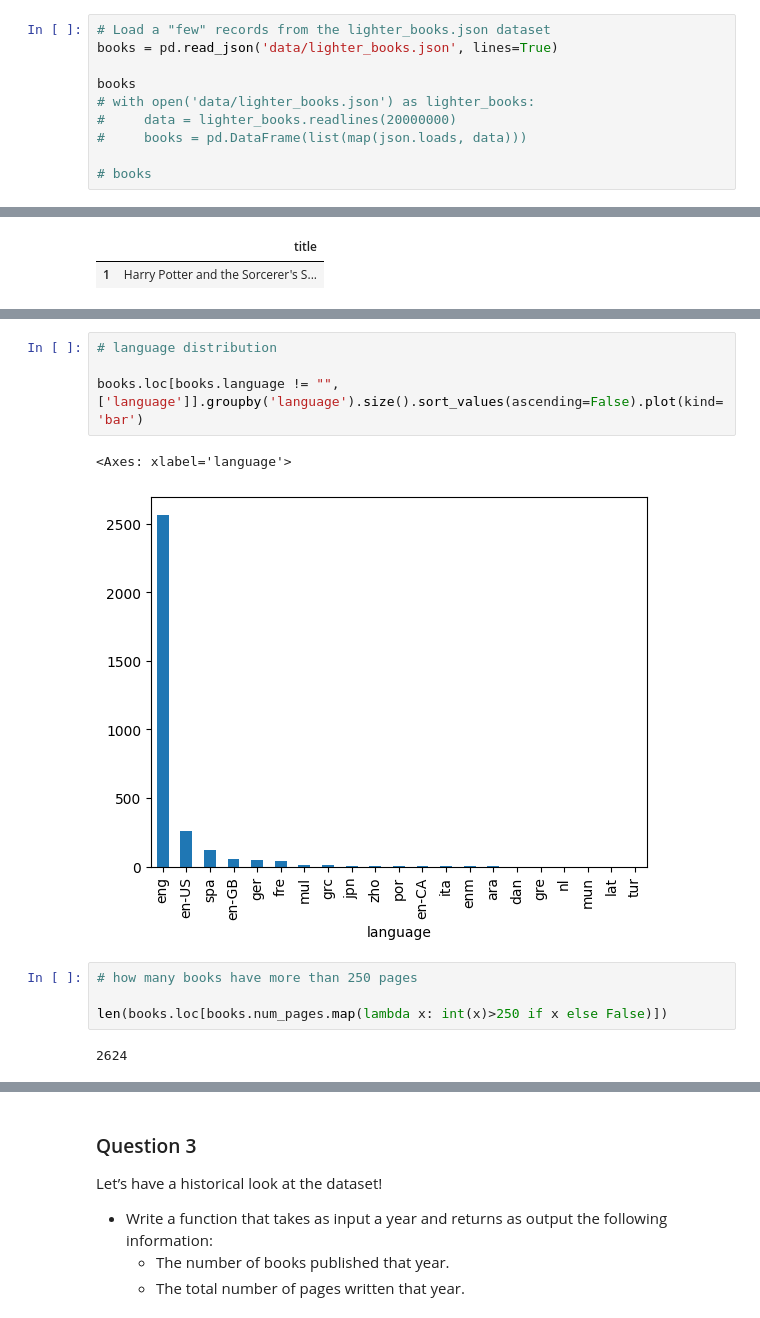
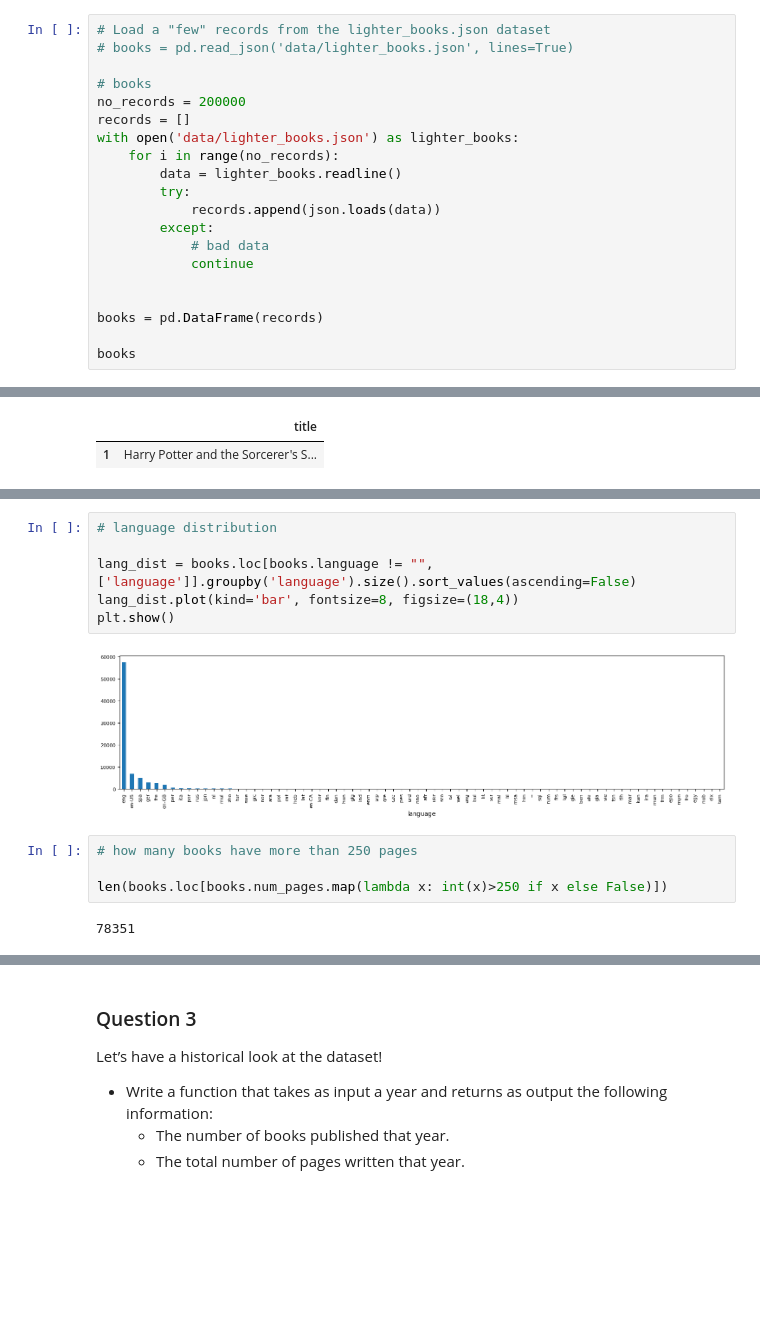
Before and after one commit to michele-42/HW2, a Jupyter notebook: main.ipynb, the cells around one changed output, grey strips where cells are left out. Saved outputs shown, nothing was run; the diff lists cells and outputs as text; blank space fills up the shorter version.

```diff
--- a/main.ipynb
+++ b/main.ipynb
@@ -35,11 +35,21 @@ authors
 351767 rows × 12 columns
 # %%
 # Load a "few" records from the lighter_books.json dataset
-books = pd.read_json('data/lighter_books.json', lines=True)
+# books = pd.read_json('data/lighter_books.json', lines=True)
+
+# books
+no_records = 200000
+records = []
+with open('data/lighter_books.json') as lighter_books:
+    for i in range(no_records):
+        data = lighter_books.readline()
+        try:
+            records.append(json.loads(data))
+        except:
+            # bad data
+            continue
+
+
+books = pd.DataFrame(records)
 
 books
-# with open('data/lighter_books.json') as lighter_books:
-#     data = lighter_books.readlines(20000000)
-#     books = pd.DataFrame(list(map(json.loads, data)))
-
-# books
@@ -160,16 +186,17 @@ books_sorted_by_score.tail(10)
 # %%
 # language distribution
 
-books.loc[books.language != "", ['language']].groupby('language').size().sort_values(ascending=False).plot(kind='bar')
+lang_dist = books.loc[books.language != "", ['language']].groupby('language').size().sort_values(ascending=False)
+lang_dist.plot(kind='bar', fontsize=8, figsize=(18,4))
+plt.show()
 # %% [output]
-<Axes: xlabel='language'>
-[figure, old version]
+[figure, new version]
 # %%
 # how many books have more than 250 pages
 
 len(books.loc[books.num_pages.map(lambda x: int(x)>250 if x else False)])
 # %% [output]
-2624
+78351
 # %%
 # Plot the distribution of the fans count for the 50 most prolific authors (the ones who have written more books)
 
```
Also changed, not shown: parts of 15 cells of this notebook.
